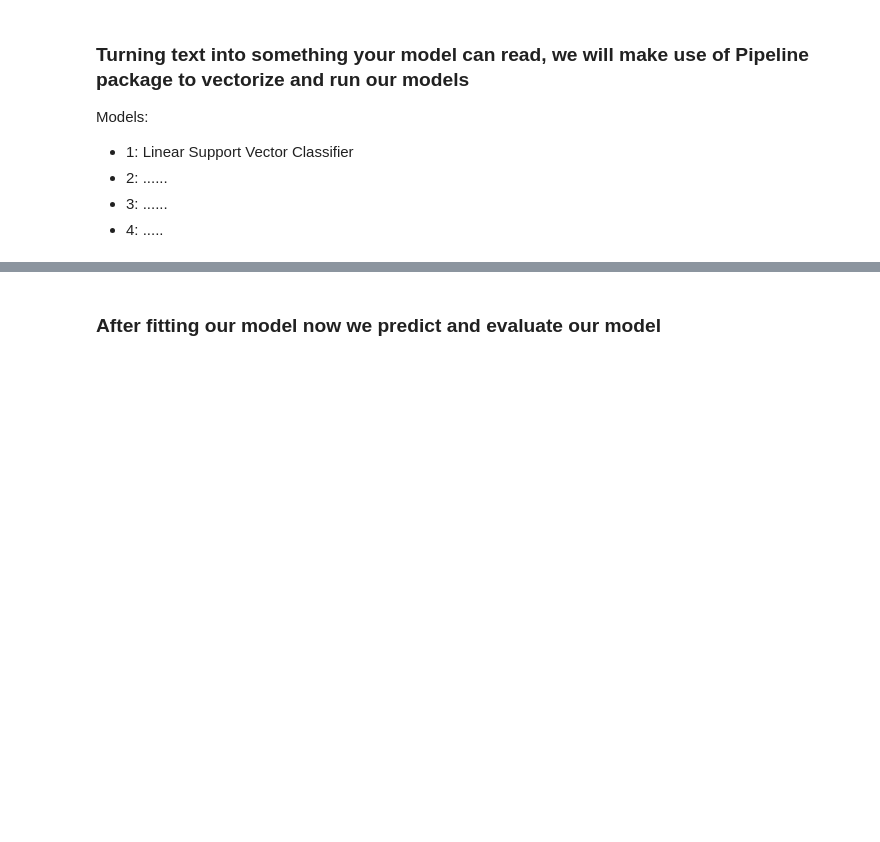
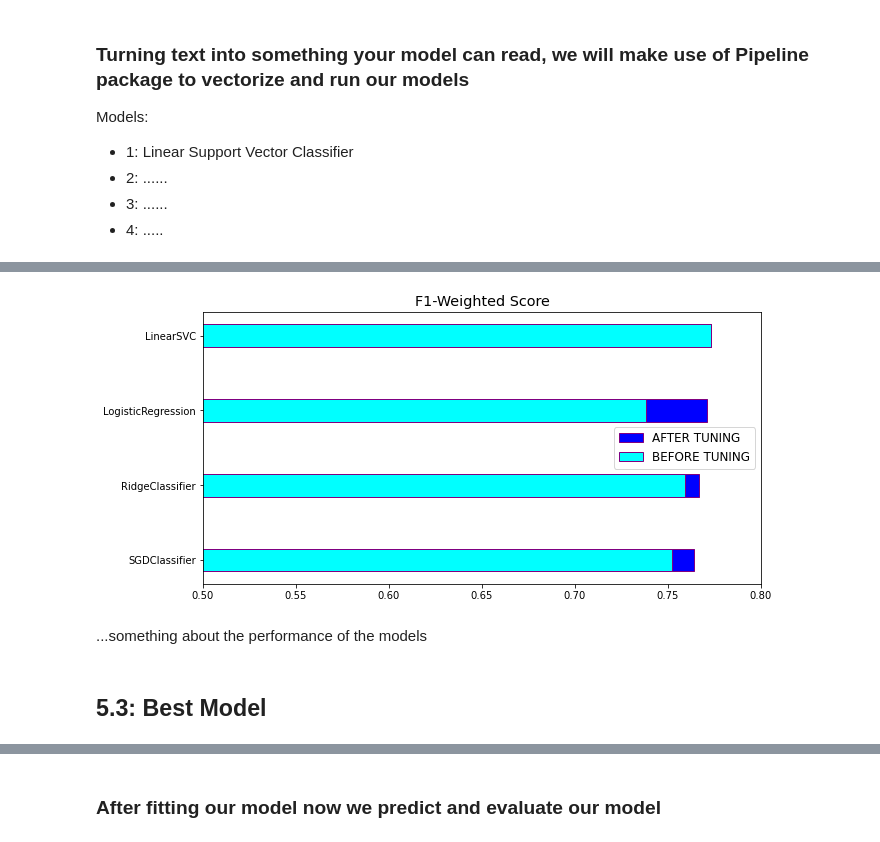
Before and after one commit to Mahlomola-Moses/classification-predict-streamlit-template, a Jupyter notebook: Team_JS_2_Predict.ipynb, the cells around one changed output, grey strips where cells are left out. Saved outputs shown, nothing was run; the diff lists cells and outputs as text; code cells hidden in the pictures; blank space fills up the shorter version.

```diff
--- a/Team_JS_2_Predict.ipynb
+++ b/Team_JS_2_Predict.ipynb
@@ -282,0 +776,16 @@ Models:
+# %%
+X = train['message_clean']
+y = train['sentiment']
+X_train , X_test , y_train , y_test = train_test_split(X , y, test_size =0.05, random_state =42)
+# %%
+best_classifiers = [
+                     LinearSVC(C = 1, max_iter= 1000),
+                     LogisticRegression(C= 100, max_iter= 6000, penalty= 'l2', solver= 'lbfgs', n_jobs=1),
+                     SGDClassifier(alpha=2e-05, max_iter= 6000, penalty='l2', power_t= 0.32),
+                     RidgeClassifier(alpha=0.24)
+    ]
+# %%
+%%time
+best_performing_df = model_assessment(best_classifiers,X_train, y_train, X_test, y_test)
+ordered_best_performing_df = best_performing_df.sort_values('F1-Weighted',ascending=False)
+ordered_best_performing_df
@@ -282,0 +799,28 @@ Models:
+# %%
+# The results
+after = ordered_best_performing_df.sort_values('F1-Weighted',ascending=True)
+before = ordered_clf_performance_df.sort_values('F1-Weighted',ascending=True)
+
+fig, ax = plt.subplots(figsize=(10, 5))
+ax.set_xlim([0.5, 0.8])
+plt.rcParams['font.size'] = '12'
+
+hyperparams_2 = after['F1-Weighted'].index
+hyperparams_1 = before['F1-Weighted'].index
+f12 = after['F1-Weighted']
+f11 = before['F1-Weighted'][hyperparams_2]
+
+after_tuning = ax.barh(y= hyperparams_2, width= f12, height =0.3, color= 'blue',
+                                   edgecolor = 'purple',label = 'AFTER TUNING')
+before_tuning = ax.barh(y=hyperparams_2, width= f11, height =0.3, color= 'cyan',
+                        edgecolor = 'purple', label = 'BEFORE TUNING')
+ax.set_title('F1-Weighted Score')
+
+ax.legend()
+plt.show()
+# %% [output]
+[figure, added]
+# %% [markdown]
+...something about the performance of the models
+# %% [markdown]
+## 5.3: Best Model
```
Also changed, not shown: parts of 58 cells of this notebook.
